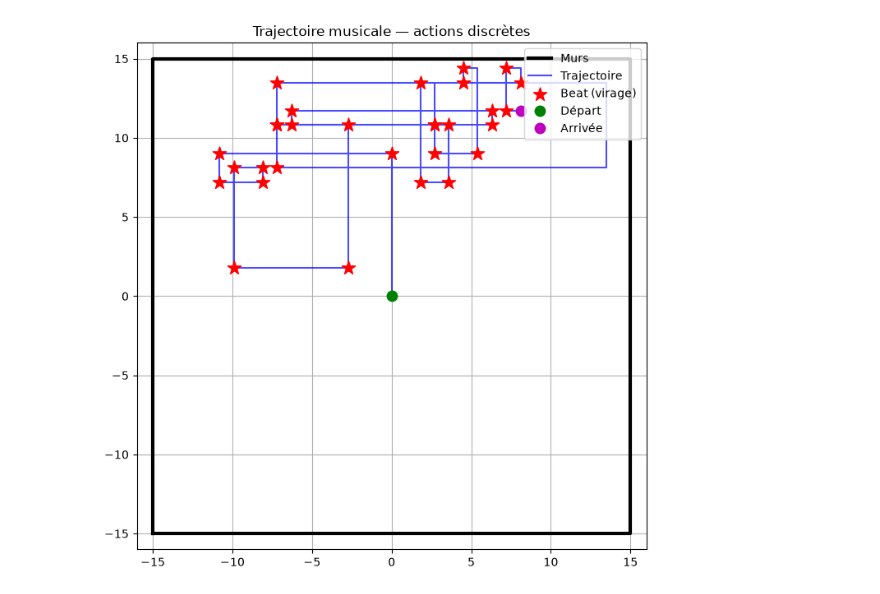
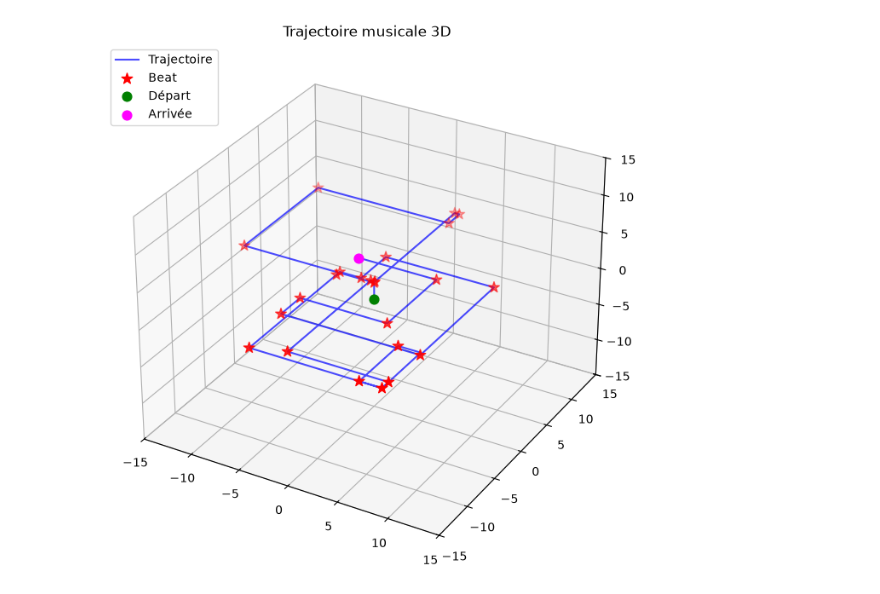
Before and after one commit to Elianvs785/RL-Drone-F3P, a Jupyter notebook: rl_trajectory_project/music.ipynb, the cells around one changed output. Drawn from its saved outputs; the diff is of its cells as text; code cells hidden in the pictures.

Commit message:
Ajout de l'environnement 3D complet avec bonus de verticalité (Reward Shaping)

```diff
--- a/rl_trajectory_project/music.ipynb
+++ b/rl_trajectory_project/music.ipynb
@@ -135,10 +180,8 @@ from torch.distributions import Categorical
 
 
 class PPOAgent(nn.Module):
-    """Politique CATEGORIELLE (3 actions). Multimodale par nature :
-    sur un beat, gauche ET droite peuvent rester probables toutes les deux."""
 
-    def __init__(self, state_dim, n_actions=3):
+    def __init__(self, state_dim, n_actions=5):
         super().__init__()
         self.actor = nn.Sequential(
             nn.Linear(state_dim, 128), nn.Tanh(),
@@ -214,69 +257,57 @@ def ppo_update(agent, optimizer, memory, eps_clip=0.2, k_epochs=10,
 # %%
 import torch.optim as optim
 
-env = MusicArenaEnv()
+env = MusicArena3D()
 agent = PPOAgent(state_dim=env.state_dim, n_actions=env.n_actions)
 optimizer = optim.Adam(agent.parameters(), lr=3e-4)
 memory = PPOMemory()
 
 max_episodes = 2000
-update_timestep = 2000
-timestep_counter = 0
-historique_scores = []
+update_timestep = 2500
+tc = 0
+scores = []
 
-print("Début de l'entraînement...")
+print("Entraînement 3D...")
 for episode in range(1, max_episodes + 1):
-    state = env.reset()
-    sc, done = 0.0, False
+    state = env.reset(); sc, done = 0.0, False
     while not done:
-        timestep_counter += 1
-        action, logprob, value = agent.act(state)
-        next_state, reward, done = env.step(action)
-        memory.states.append(state)
-        memory.actions.append(action)
-        memory.logprobs.append(logprob)
-        memory.values.append(value)
-        memory.rewards.append(reward)
-        memory.dones.append(done)
-        state = next_state
-        sc += reward
-        if timestep_counter % update_timestep == 0:
-            ppo_update(agent, optimizer, memory)
-            memory.clear()
-    historique_scores.append(sc)
+        tc += 1
+        a, lp, v = agent.act(state)
+        ns, r, done = env.step(a)
+        memory.states.append(state); memory.actions.append(a); memory.logprobs.append(lp)
+        memory.values.append(v); memory.rewards.append(r); memory.dones.append(done)
+        state = ns; sc += r
+        if tc % update_timestep == 0:
+            ppo_update(agent, optimizer, memory); memory.clear()
+    scores.append(sc)
     if episode % 100 == 0:
-        print(f"Épisode {episode}/{max_episodes} | score moyen : "
-              f"{np.mean(historique_scores[-100:]):.1f}")
+        print(f"Ep {episode}/{max_episodes} | score moyen : {np.mean(scores[-100:]):.1f}")
 
 
+def cover3d(env, ng=4):
+    g = set()
+    for p in env.history:
+        c = tuple(min(max(int((v + env.room_size) / (2 * env.room_size) * ng), 0), ng - 1) for v in p)
+        g.add(c)
+    return len(g), ng ** 3
 
-state = env.reset()
-done = False
-beats_ok = beats_tot = virages_hors_beat = murs = 0
+state = env.reset(); done = False; ok = tot = walls = 0
 while not done:
-    k = env.current_step + 1
-    is_b = env._beat(k) >= 0.5
+    k = env.current_step + 1; is_b = env._beat(k) >= 0.5
     with torch.no_grad():
         a = int(torch.argmax(agent.actor(torch.FloatTensor(state).unsqueeze(0))).item())
     state, _, done = env.step(a)
     if is_b:
-        beats_tot += 1
-        if a != 0:
-            beats_ok += 1
-    elif a != 0:
-        virages_hors_beat += 1
-    if abs(env.x) >= env.room_size or abs(env.y) >= env.room_size:
-        murs += 1
-print(f"Éval : beats tournés {beats_ok}/{beats_tot} "
-      f"({100*beats_ok/max(beats_tot,1):.0f}%) | virages hors-beat {virages_hors_beat} "
-      f"(normalement ~évitements de murs) | contacts murs {murs}")
+        tot += 1
+        if a != 0: ok += 1
+    if np.any(np.abs(env.pos) >= env.room_size): walls += 1
+c, tot_c = cover3d(env)
+print(f"Éval : beats {ok}/{tot} ({100*ok/max(tot,1):.0f}%) | murs {walls} | couverture {c}/{tot_c}")
 env.render()
 
-plt.figure(figsize=(10, 5))
-plt.plot(historique_scores, color="purple", alpha=0.6)
-plt.title("Courbe d'apprentissage")
-plt.xlabel("Épisodes")
-plt.ylabel("Score")
-plt.grid(True)
-plt.show()
+w = 50
+ma = np.convolve(scores, np.ones(w) / w, mode="valid")
+plt.figure(figsize=(10, 5)); plt.plot(ma, color="purple")
+plt.title("Courbe d'apprentissage 3D (moyenne glissante)")
+plt.xlabel("Épisodes"); plt.ylabel("Score"); plt.grid(True); plt.show()
 # %% [output]
@@ -300 +331 @@ Début de l'entraînement...
-[figure, old version]
+[figure, new version]
```
Also changed, not shown: parts of 2 cells of this notebook.
